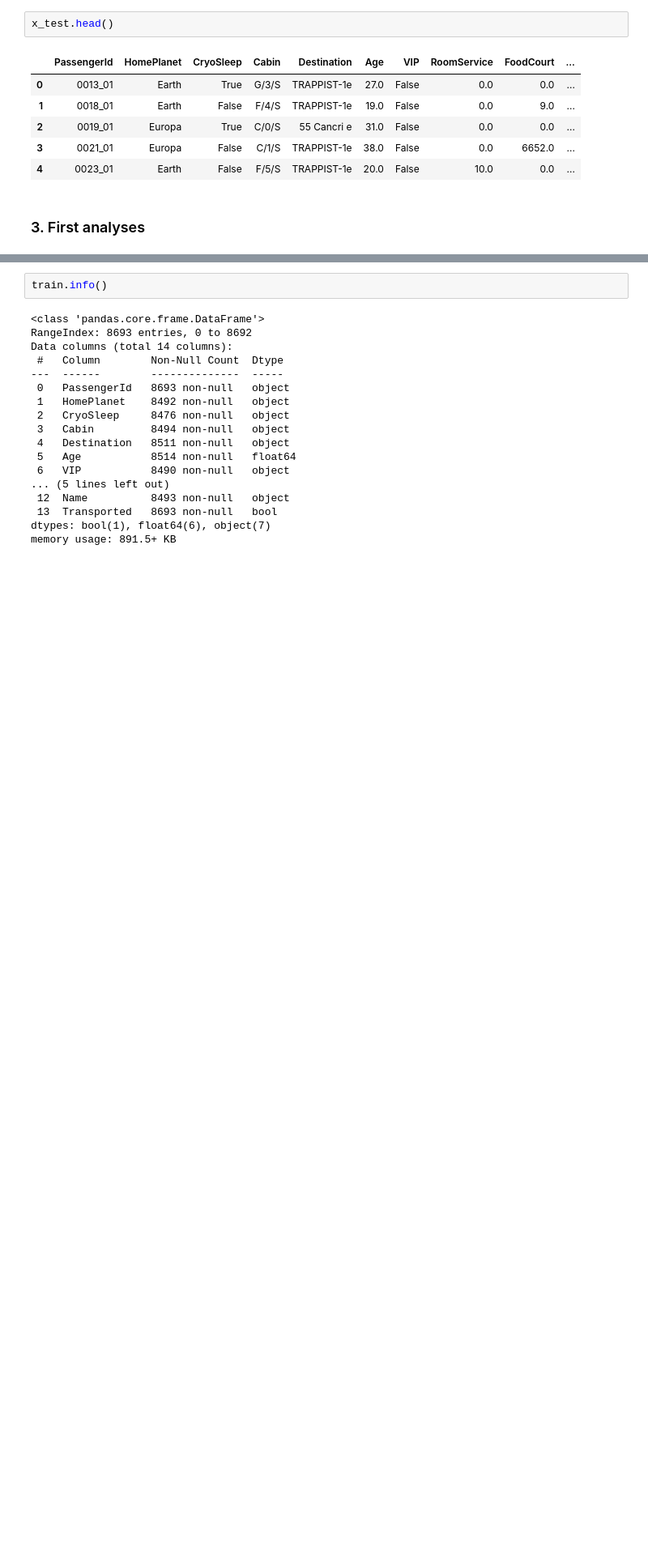
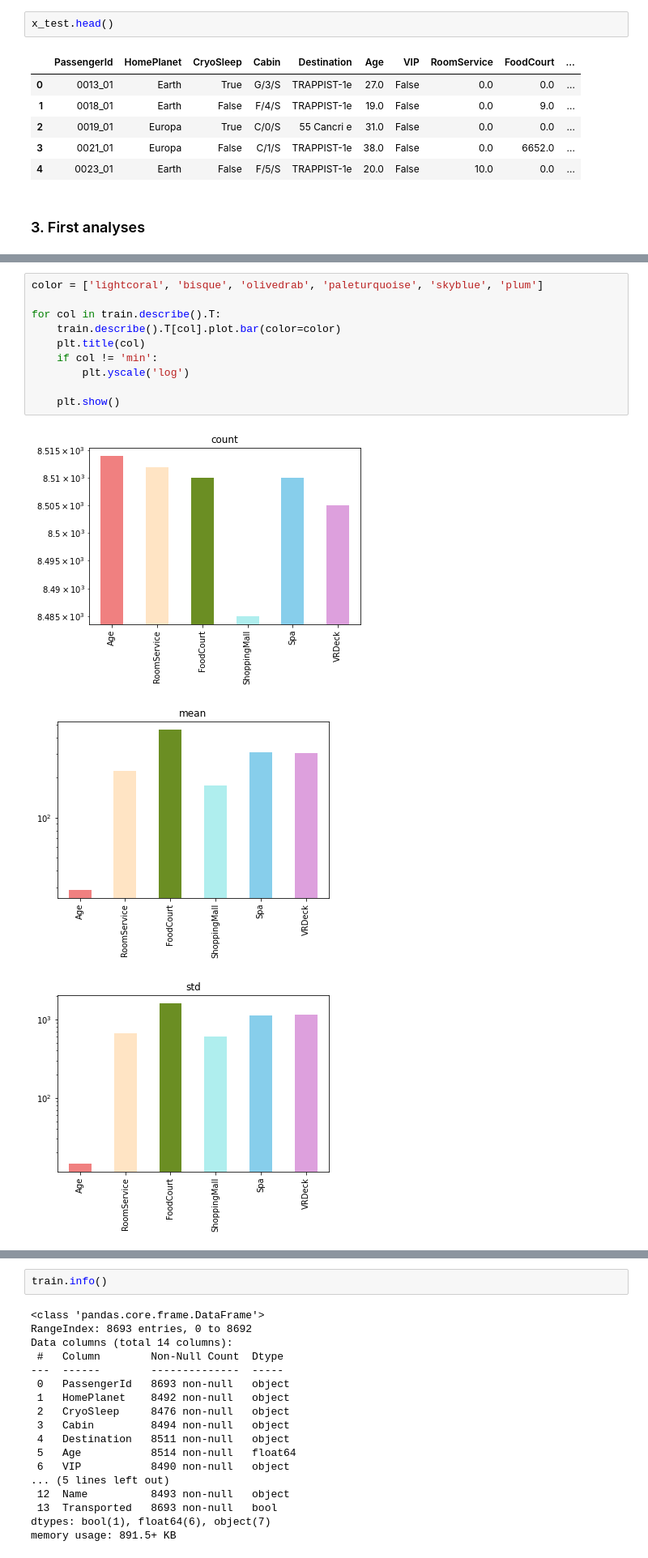
Before and after one commit to Steven-Maurice/projet_8_kaggle, a Jupyter notebook: spaceship-titanic.ipynb, the cells around one changed output, grey strips where cells are left out. Shown: that part at 81% size. Saved outputs shown, nothing was run; the diff lists cells and outputs as text; blank space fills up the shorter version.

```diff
--- a/spaceship-titanic.ipynb
+++ b/spaceship-titanic.ipynb
@@ -53,0 +90,14 @@ x_test.head()
+# %%
+color = ['lightcoral', 'bisque', 'olivedrab', 'paleturquoise', 'skyblue', 'plum']
+
+for col in train.describe().T:
+    train.describe().T[col].plot.bar(color=color)
+    plt.title(col)
+    if col != 'min':
+        plt.yscale('log')
+
+    plt.show()
+# %% [output]
+[figure, added]
+[figure, added]
+[figure, added]
```
Also changed, not shown: parts of 15 cells of this notebook.
